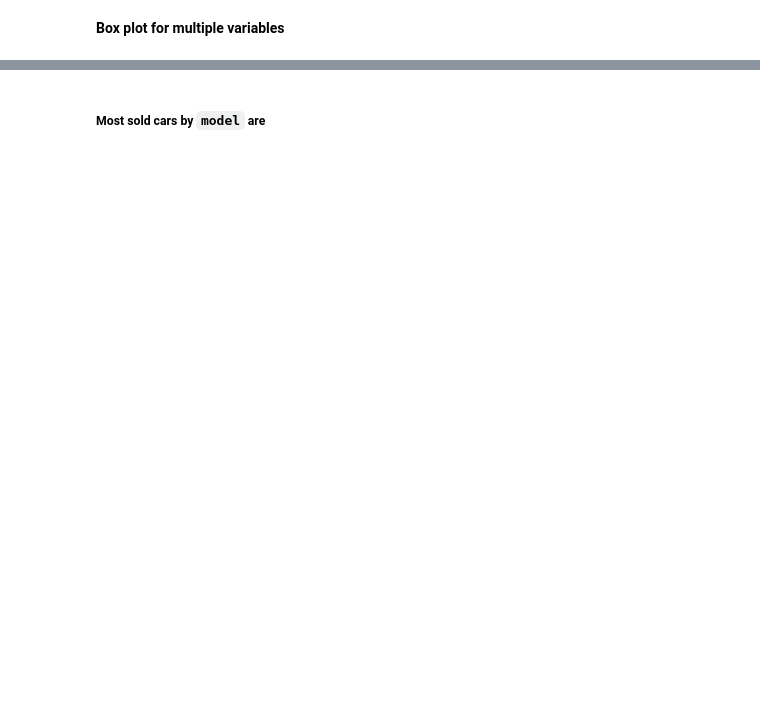
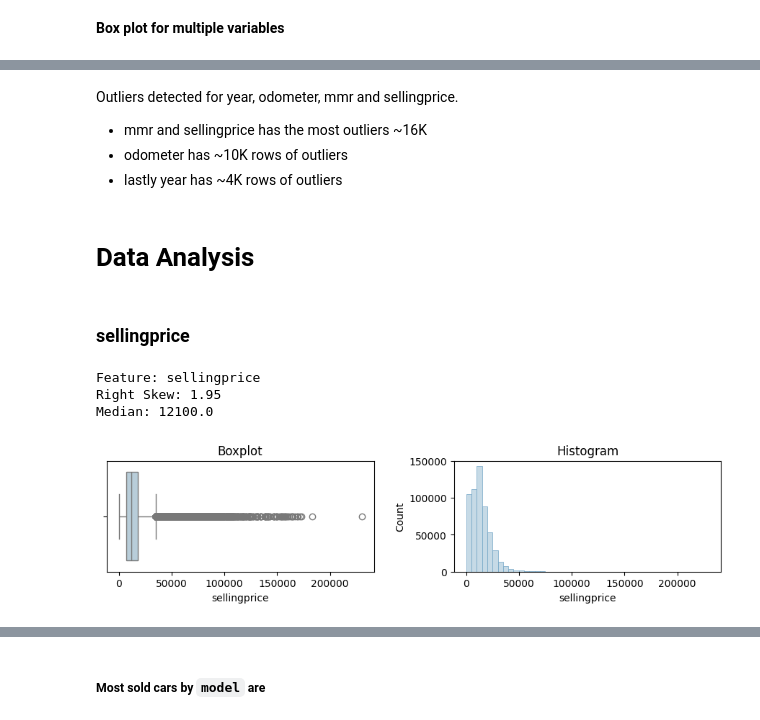
Before and after one commit to aprilhong/vehiclesales, a Jupyter notebook: vehiclesales.ipynb, the cells around one changed output, grey strips where cells are left out. Drawn from its saved outputs; the diff is of its cells as text; code cells hidden in the pictures; blank space fills up the shorter version.

```diff
--- a/vehiclesales.ipynb
+++ b/vehiclesales.ipynb
@@ -954,0 +941,3 @@ dtype: int64
+# %%
+df_clean = df_new.copy()
+df_clean.head()
@@ -1040,8 +1018,8 @@ df4a = df4.copy()
 # %%
 # Replace missing model values with correct model found on google
-df4a['model'] = df4a['model'].mask((df4a['trim'] =='750Li') & (df4a['model'].isnull()) ,'7 Series', inplace=True)
-df4a['model'] = df4a['model'].mask((df4a['trim'] =='750i') & (df4a['model'].isnull()) ,'7 Series', inplace=True)
-df4a['model'] = df4a['model'].mask((df4a['trim'] =='750Li xDrive') & (df4a['model'].isnull()) ,'7 Series', inplace=True)
-df4a['model'] = df4a['model'].mask((df4a['trim'] =='750i xDrive') & (df4a['model'].isnull()) ,'7 Series', inplace=True)
-df4a['model'] = df4a['model'].mask((df4a['trim'] =='650i xDrive') & (df4a['model'].isnull()) ,'6 Series', inplace=True)
-df4a['model'] = df4a['model'].mask((df4a['trim'] =='2.0 TFSI Premium quattro') & (df4a['model'].isnull()) ,'Q3', inplace=True)
+df_clean['model'] = np.where((df_clean['trim'] =='750i') & (df_clean['model'].isnull()),'7 Series',df_clean['model'])
+df_clean['model'] = np.where((df_clean['trim'] =='750Li') & (df_clean['model'].isnull()),'7 Series',df_clean['model'])
+df_clean['model'] = np.where((df_clean['trim'] =='750Li xDrive') & (df_clean['model'].isnull()),'7 Series',df_clean['model'])
+df_clean['model'] = np.where((df_clean['trim'] =='750i xDrive') & (df_clean['model'].isnull()),'7 Series',df_clean['model'])
+df_clean['model'] = np.where((df_clean['trim'] =='650i xDrive') & (df_clean['model'].isnull()),'6 Series',df_clean['model'])
+df_clean['model'] = np.where((df_clean['trim'] =='2.0 TFSI Premium quattro') & (df_clean['model'].isnull()),'Q3',df_clean['model'])
@@ -1164,0 +1117,6 @@ memory usage: 105.7+ MB
+# %%
+### Convert Columns to Float
+df_clean = df_clean.copy()
+df_clean = df_clean.astype({'odometer': float,
+                  'sellingprice': float
+                  })
@@ -1476,0 +1189,5 @@ Name: proportion, dtype: float64
+# %% [markdown]
+Outliers detected for year, odometer, mmr and sellingprice.
+- mmr and sellingprice has the most outliers ~16K
+- odometer has ~10K rows of outliers
+- lastly year has ~4K rows of outliers
@@ -1476,0 +1196,4 @@ Name: proportion, dtype: float64
+# %% [markdown]
+# Data Analysis
+# %% [markdown]
+### sellingprice
@@ -1476,0 +1202,8 @@ Name: proportion, dtype: float64
+# %%
+# apply function
+bhplt(df_clean,'sellingprice',11,2,0.3,5000)
+# %% [output]
+Feature: sellingprice
+Right Skew: 1.95
+Median: 12100.0
+[figure, added]
```
Also changed, not shown: parts of 185 cells of this notebook, 3 other files.
